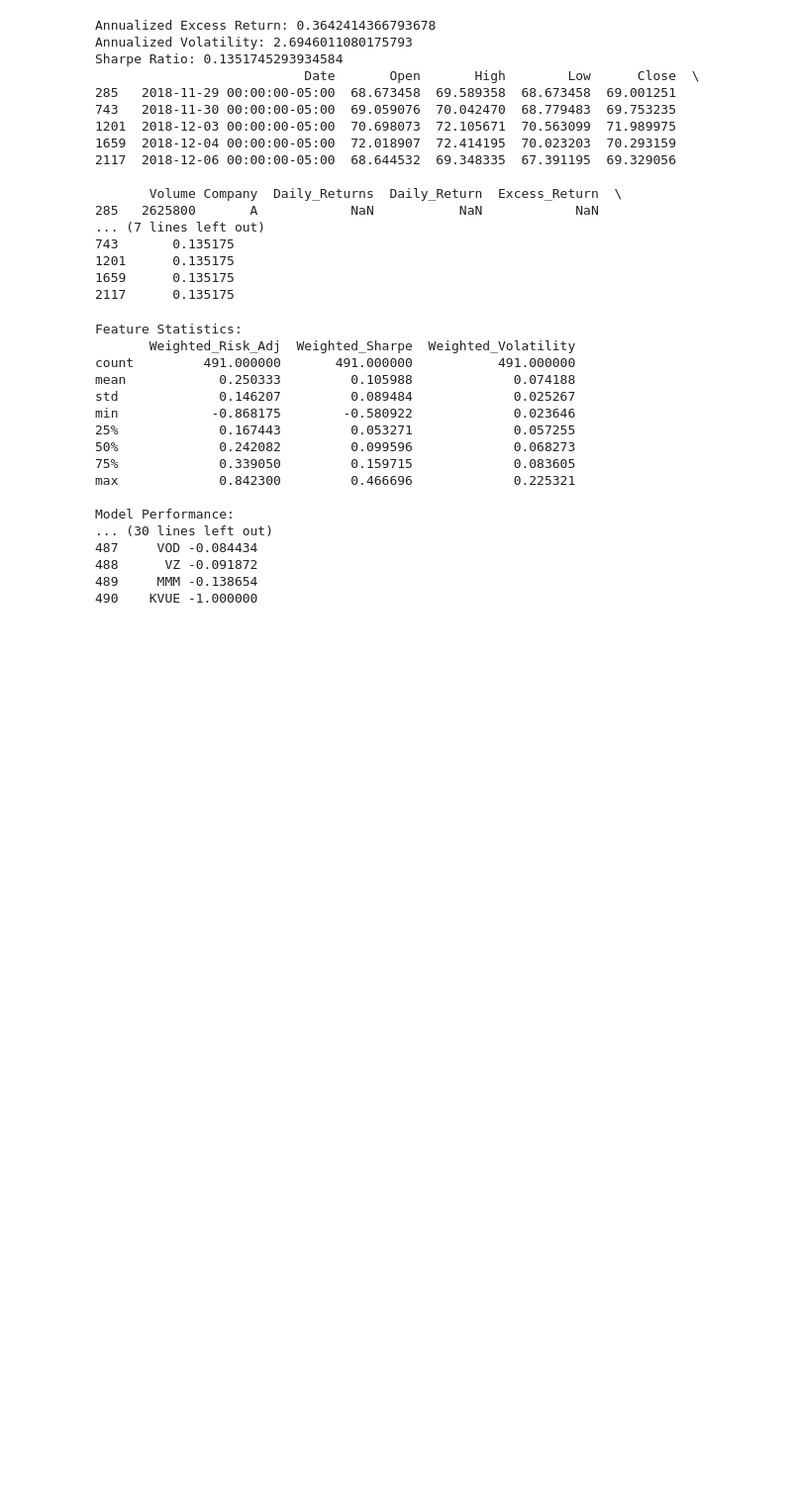
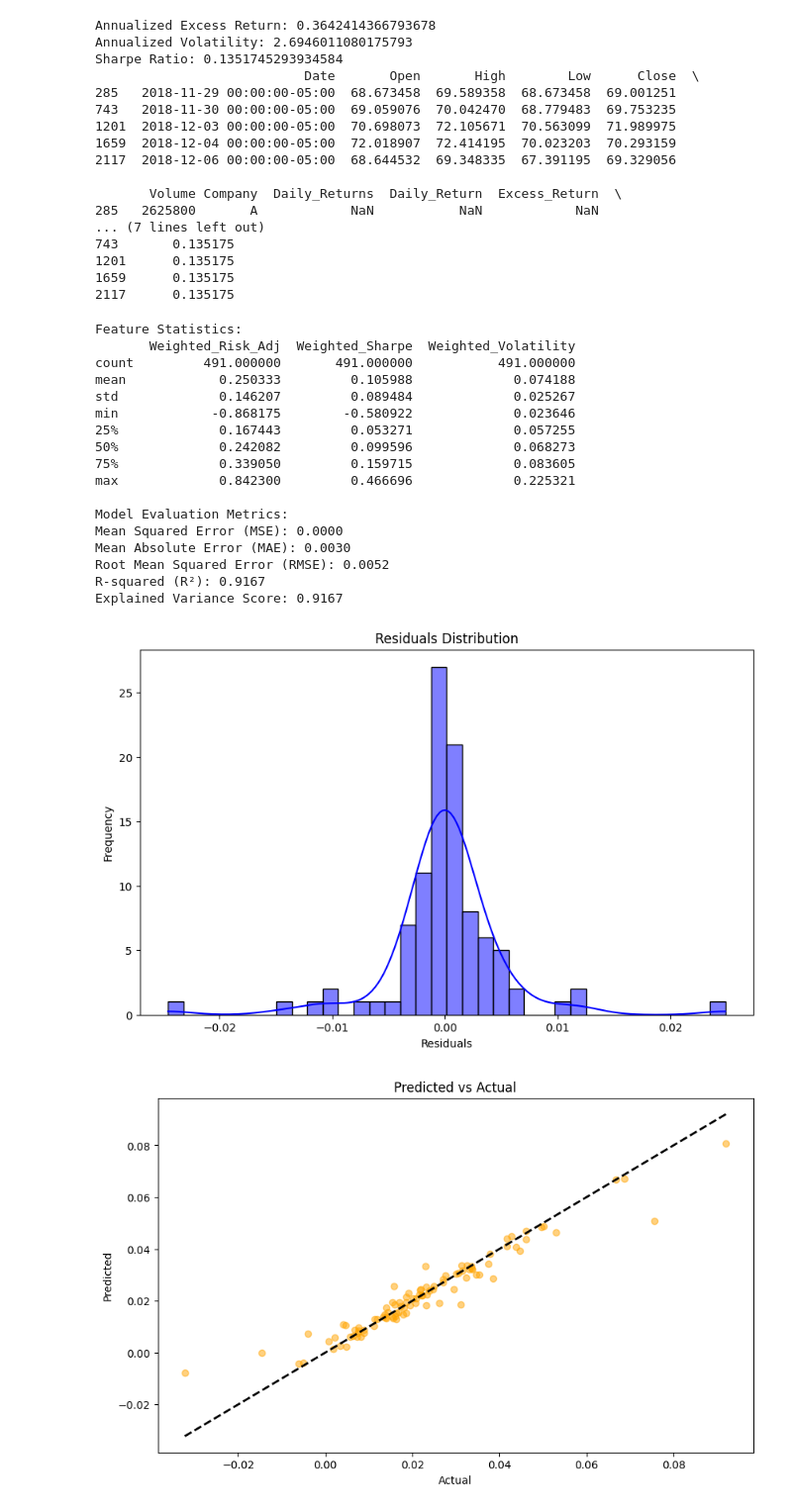
Before and after one commit to cs-151a/cs-151a, a Jupyter notebook: stocks.ipynb, the cells around one changed output. Shown at 99% size. Cells and saved outputs as stored; diff of their text form; code cells hidden in the pictures; blank space fills up the shorter version.

Commit message:
Implemented evaluation, error stats, Q4 for readme

```diff
--- a/stocks.ipynb
+++ b/stocks.ipynb
@@ -343,12 +343,14 @@ import numpy as np
 from sklearn.model_selection import train_test_split
 from sklearn.preprocessing import RobustScaler
 from sklearn.ensemble import RandomForestRegressor
-from sklearn.metrics import mean_squared_error, r2_score
+from sklearn.metrics import mean_squared_error, mean_absolute_error, r2_score, explained_variance_score
+import matplotlib.pyplot as plt
+import seaborn as sns
 
 class StockPredictionModel:
     def __init__(self, df, risk_free_rate=0.05):
         self.df = df
-        self.risk_free_rate = risk_free_rate/252
+        self.risk_free_rate = risk_free_rate / 252
         self.weights = {
             'risk_adjusted_return': 0.5,
             'sharpe_ratio': 0.3,
@@ -402,29 +404,16 @@ class StockPredictionModel:
                 volatility = daily_returns.std() * np.sqrt(252)
                 risk_adj_return = ann_return / volatility if volatility != 0 else 0
 
-                # Volume metrics
-                avg_volume = company_data['Volume'].mean()
-                volume_trend = company_data['Volume'].pct_change().mean()
-
                 # Price trends
-                price_trend = company_data['Close'].pct_change().mean()
                 future_return = company_data['Close'].pct_change(periods=30).mean()
 
                 metrics = {
                     'Company': company,
                     'Risk_Adjusted_Return': risk_adj_return,
                     'Sharpe_Ratio': sharpe_ratio,
-                    #'Annualized_Return': ann_return,
                     'Volatility': volatility,
-                    #'Avg_Volume': avg_volume,
-                    #'Volume_Trend': volume_trend,
-                    #'Price_Trend': price_trend,
                     'Future_Return': future_return
                 }
-
-                # Clean infinite values
-                metrics = {k: (0 if isinstance(v, (int, float)) and (np.isinf(v) or np.isnan(v)) else v)
-                          for k, v in metrics.items()}
 
                 company_metrics.append(metrics)
 
@@ -447,7 +436,6 @@ class StockPredictionModel:
             weighted_features['Weighted_Sharpe'] = features_df['Sharpe_Ratio'] * self.weights['sharpe_ratio']
             weighted_features['Weighted_Volatility'] = features_df['Volatility'] * self.weights['volatility']
 
-
             numeric_columns = weighted_features.select_dtypes(include=[np.number]).columns
             weighted_features[numeric_columns] = self.clean_infinite_values(weighted_features[numeric_columns])
 
@@ -462,6 +450,40 @@ class StockPredictionModel:
         target = pd.Series(target).replace([np.inf, -np.inf], np.nan)
         target = target.fillna(target.median())
         return target
+
+    def evaluate_model(self, X_test_scaled, y_test, y_pred):
+        # Calculate evaluation metrics
+        mse = mean_squared_error(y_test, y_pred)
+        mae = mean_absolute_error(y_test, y_pred)
+        rmse = np.sqrt(mse)
+        r2 = r2_score(y_test, y_pred)
+        evs = explained_variance_score(y_test, y_pred)
+
+        # Print metrics
+        print("\nModel Evaluation Metrics:")
+        print(f"Mean Squared Error (MSE): {mse:.4f}")
+        print(f"Mean Absolute Error (MAE): {mae:.4f}")
+        print(f"Root Mean Squared Error (RMSE): {rmse:.4f}")
+        print(f"R-squared (R²): {r2:.4f}")
+        print(f"Explained Variance Score: {evs:.4f}")
+
+        # Plot residuals
+        residuals = y_test - y_pred
+        plt.figure(figsize=(10, 6))
+        sns.histplot(residuals, kde=True, color='blue')
+        plt.title('Residuals Distribution')
+        plt.xlabel('Residuals')
+        plt.ylabel('Frequency')
+        plt.show()
+
+        # Plot predicted vs actual (Fitting Graph)
+        plt.figure(figsize=(10, 6))
+        plt.scatter(y_test, y_pred, alpha=0.5, color='orange')
+        plt.plot([y_test.min(), y_test.max()], [y_test.min(), y_test.max()], 'k--', lw=2)  # Line of best fit (y=x line)
+        plt.title('Predicted vs Actual')
+        plt.xlabel('Actual')
+        plt.ylabel('Predicted')
+        plt.show()
 
     def train_model(self):
         try:
@@ -498,12 +520,9 @@ class StockPredictionModel:
             self.model.fit(X_train_scaled, y_train)
 
             y_pred = self.model.predict(X_test_scaled)
-            mse = mean_squared_error(y_test, y_pred)
-            r2 = r2_score(y_test, y_pred)
 
-            print(f"\nModel Performance:")
-            print(f"Mean Squared Error: {mse:.4f}")
-            print(f"R-squared Score: {r2:.4f}")
+            # Call evaluate_model to print detailed evaluation metrics and plots
+            self.evaluate_model(X_test_scaled, y_test, y_pred)
 
             feature_importance = pd.DataFrame({
                 'Feature': weighted_features.columns,
@@ -532,10 +551,6 @@ class StockPredictionModel:
                 'Weighted_Risk_Adj': 0.5,
                 'Weighted_Sharpe': 0.3,
                 'Weighted_Volatility': 0.2,
-                #'Avg_Volume': 0.05,
-                #'Volume_Trend': 0.05,
-                #'Price_Trend': 0.05,
-                #'Annualized_Return': 0.05
             }
 
             composite_score = pd.Series(0, index=weighted_features.index)
@@ -554,36 +569,38 @@ class StockPredictionModel:
 
             print("\nTop 10 Stocks:")
             print(results.head(10))
             print("\nBottom 10 Stocks:")
             print(results.tail(10))
 
             results.to_csv('stock_scores.csv', index=False)
 
             return results
 
         except Exception as e:
             print(f"Error in calculate_final_scores: {str(e)}")
             raise
 
 df = pd.read_csv('stock_details_5_years.csv')
 model = StockPredictionModel(df)
 mse, r2, feature_importance = model.train_model()
 final_scores = model.calculate_final_scores()
 # %% [output]
 Feature Statistics:
        Weighted_Risk_Adj  Weighted_Sharpe  Weighted_Volatility
 count         491.000000       491.000000           491.000000
 mean            0.250333         0.105988             0.074188
 std             0.146207         0.089484             0.025267
 min            -0.868175        -0.580922             0.023646
 25%             0.167443         0.053271             0.057255
 50%             0.242082         0.099596             0.068273
 75%             0.339050         0.159715             0.083605
 max             0.842300         0.466696             0.225321
 
-Model Performance:
-... (30 lines left out)
-487     VOD -0.084434
-488      VZ -0.091872
-489     MMM -0.138654
-490    KVUE -1.000000
+Model Evaluation Metrics:
+Mean Squared Error (MSE): 0.0000
+Mean Absolute Error (MAE): 0.0030
+Root Mean Squared Error (RMSE): 0.0052
+R-squared (R²): 0.9167
+Explained Variance Score: 0.9167
+[figure, added]
+[figure, added]
```
Also changed, not shown: parts of 2 cells of this notebook, 1 other file.
